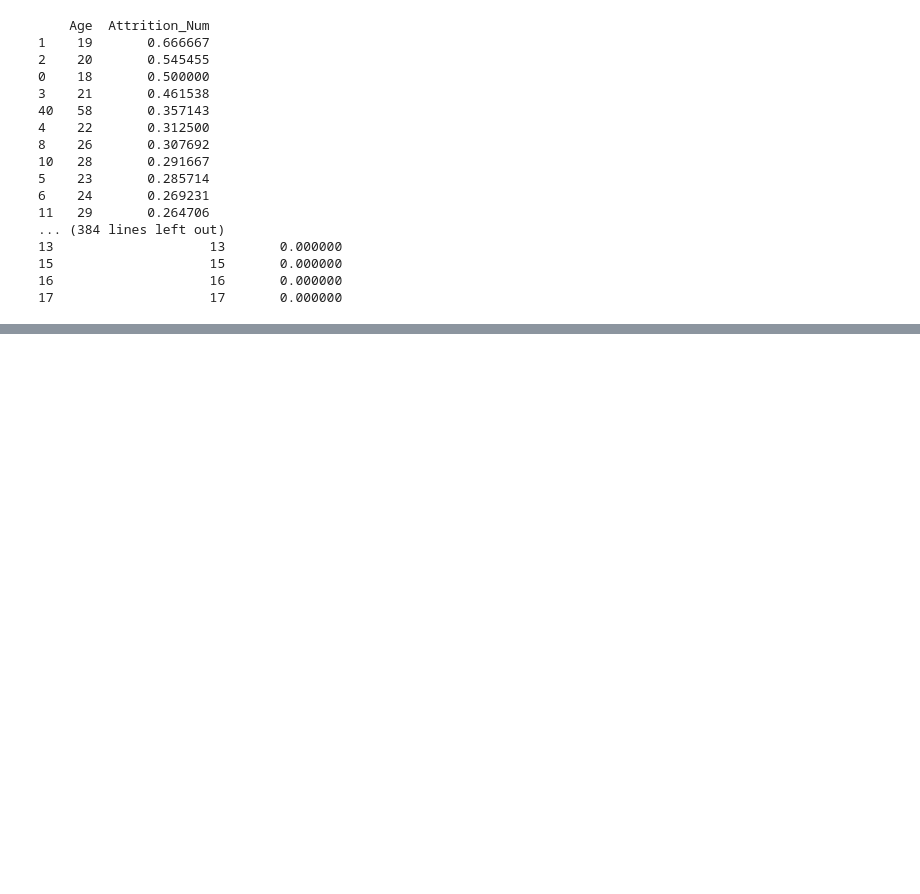
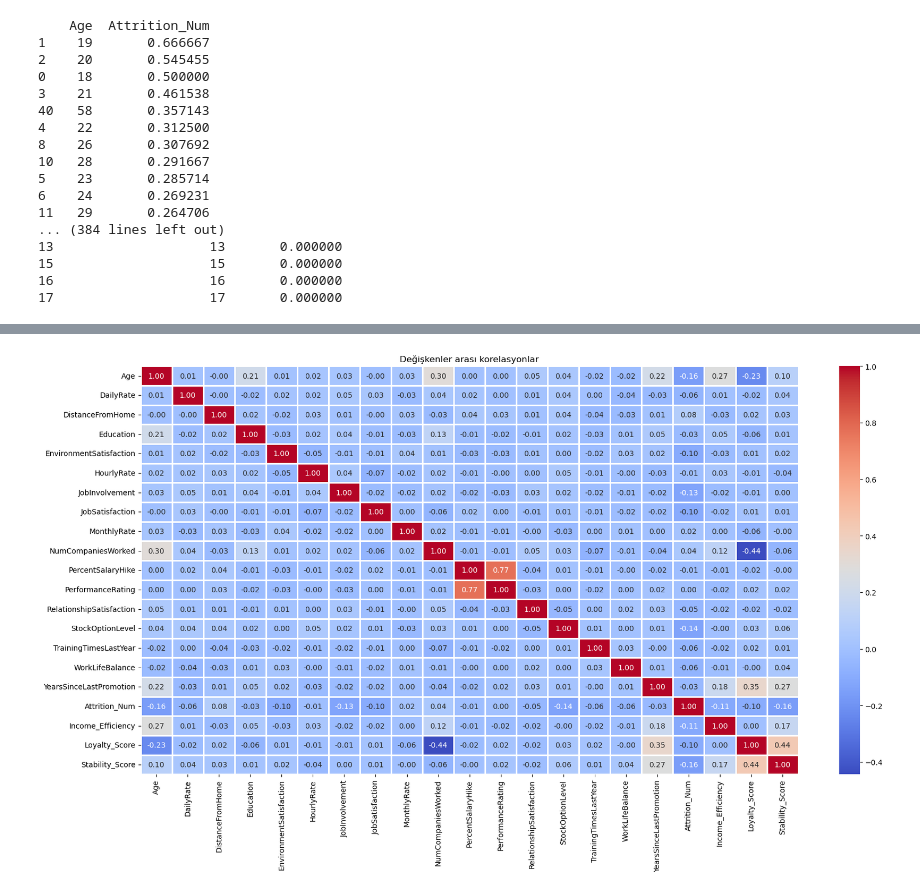
Before and after one commit to HalitBatuhanASLAN/ML_Learning, a Jupyter notebook: TechAcademyKodlar/Proje/Untitled.ipynb, the cells around one changed output, grey strips where cells are left out. Saved outputs shown, nothing was run; the diff lists cells and outputs as text; code cells hidden in the pictures; blank space fills up the shorter version.

```diff
--- a/TechAcademyKodlar/Proje/Untitled.ipynb
+++ b/TechAcademyKodlar/Proje/Untitled.ipynb
@@ -312,0 +372,4 @@ for f in df.columns:
+# %%
+# şimdide ısı haritasından göreceğimiz üzere toplam yıl ve şirketteki toplam yıl arası pozitif yüksek korelasyon var, bunları kullanarak bir loyalty yapalım
+df["Loyalty_Ratio"] = df["YearsAtCompany"] / (df["TotalWorkingYears"] + 1)
+df["Loyalty_Ratio"]
@@ -312,0 +389,4 @@ for f in df.columns:
+# %%
+df["Loyalty_Score"] = [0 if i < 0.3 else 1 if i < 0.7 else 2 for i in df["Loyalty_Ratio"]]
+analysis_data("Loyalty_Score")
+df.drop(["Loyalty_Ratio","YearsAtCompany","TotalWorkingYears"],axis = 1, inplace=True)
@@ -312,0 +398,4 @@ for f in df.columns:
+# %%
+# şimdide ısı tablosunu incelediğimizde aynı rolde  ve aynı yönetici ile çalışmanın arasındaki yüksek korelasyon dikkat çekiyor bunu hesaplyalım
+df["Stability_Index"] = df["YearsInCurrentRole"] / (df["YearsWithCurrManager"] + 1)
+df["Stability_Index"]
@@ -312,0 +415,4 @@ for f in df.columns:
+# %%
+df["Stability_Score"] = [0 if i < 0.3 else 1 if i < 0.7 else 2 for i in df["Stability_Index"]]
+analysis_data("Stability_Score")
+df.drop(["Stability_Index","YearsInCurrentRole","YearsWithCurrManager"],axis = 1, inplace=True)
@@ -312,0 +450,9 @@ for f in df.columns:
+# %%
+numeric_df = df.select_dtypes(include=["int64","float64"])
+
+plt.figure(figsize=(20,10))
+sns.heatmap(numeric_df.corr(),annot = True, fmt=".2f",cmap='coolwarm', linewidths=0.9)
+plt.title("Değişkenler arası korelasyonlar")
+plt.show()
+# %% [output]
+[figure, added]
```
Also changed, not shown: parts of 12 cells of this notebook.
